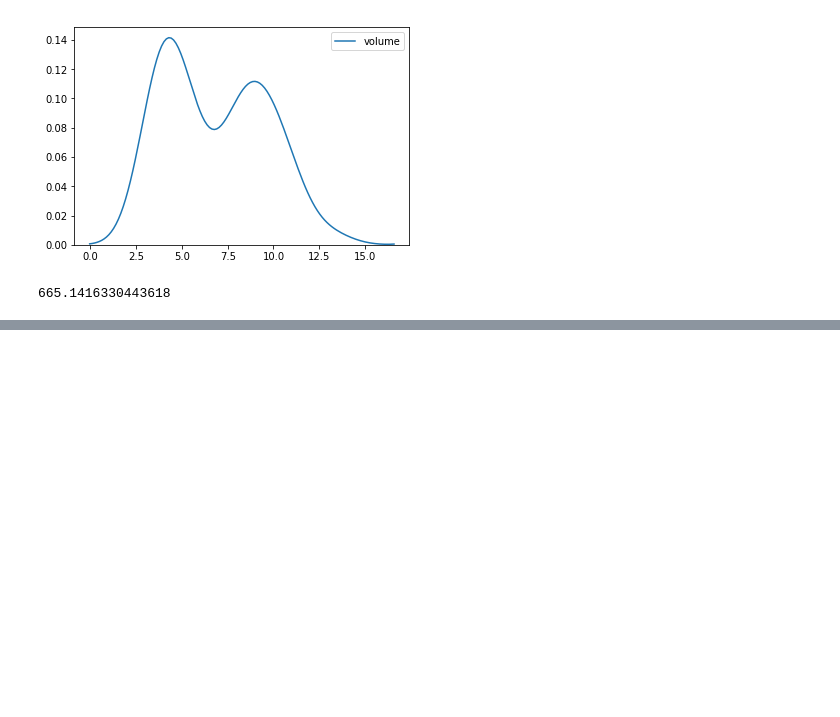
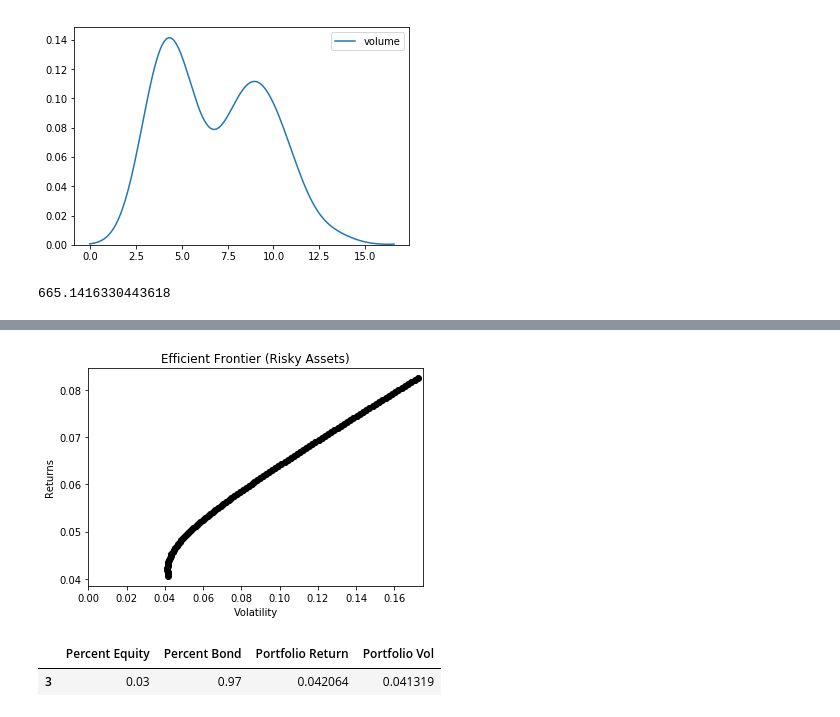
Before and after one commit to maxlamberti/orderbook-crypto-scraper, a Jupyter notebook: research/depth_compression.ipynb, the cells around one changed output, grey strips where cells are left out. Saved outputs shown, nothing was run; the diff lists cells and outputs as text; code cells hidden in the pictures; blank space fills up the shorter version.

```diff
--- a/research/depth_compression.ipynb
+++ b/research/depth_compression.ipynb
@@ -229,0 +242,3 @@ np.exp(6.5)
+# %%
+X = pd.read_csv('/Users/maxlamberti/Codebase/mfe-cpp-prereq/assignment_5/question_1/cmake-build-debug/EfficientFrontier.csv')
+X.head()
@@ -229,0 +252,16 @@ np.exp(6.5)
+# %%
+plt.plot(X["PortfolioVol"], X["PortfolioReturn"], 'o', c='k')
+# plt.plot(T[" Expected Vol"], T[" Expected Return"])
+# plt.plot([0.0451243, 0], [0.0464699, 0.02], 'x')
+plt.xlim([0,0.175])
+plt.xlabel('Volatility')
+plt.ylabel('Returns')
+plt.title('Efficient Frontier (Risky Assets)')
+plt.savefig('/Users/maxlamberti/Codebase/mfe-cpp-prereq/assignment_5/question_1/EfficientFrontier.png')
+# %% [output]
+[figure, added]
+# %%
+X[X[" Portfolio Vol"] == X[" Portfolio Vol"].min()]
+# %% [output]
+|  | Percent Equity | Percent Bond | Portfolio Return | Portfolio Vol |
+| 3 | 0.03 | 0.97 | 0.042064 | 0.041319 |
```
Also changed, not shown: parts of 10 cells of this notebook.
